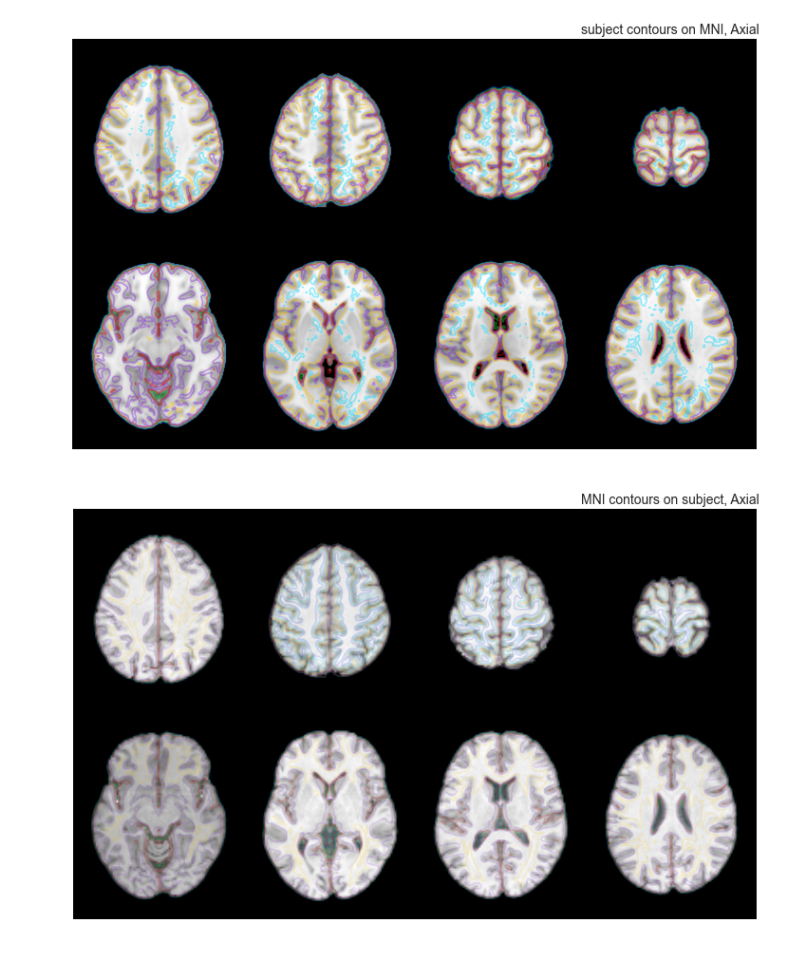
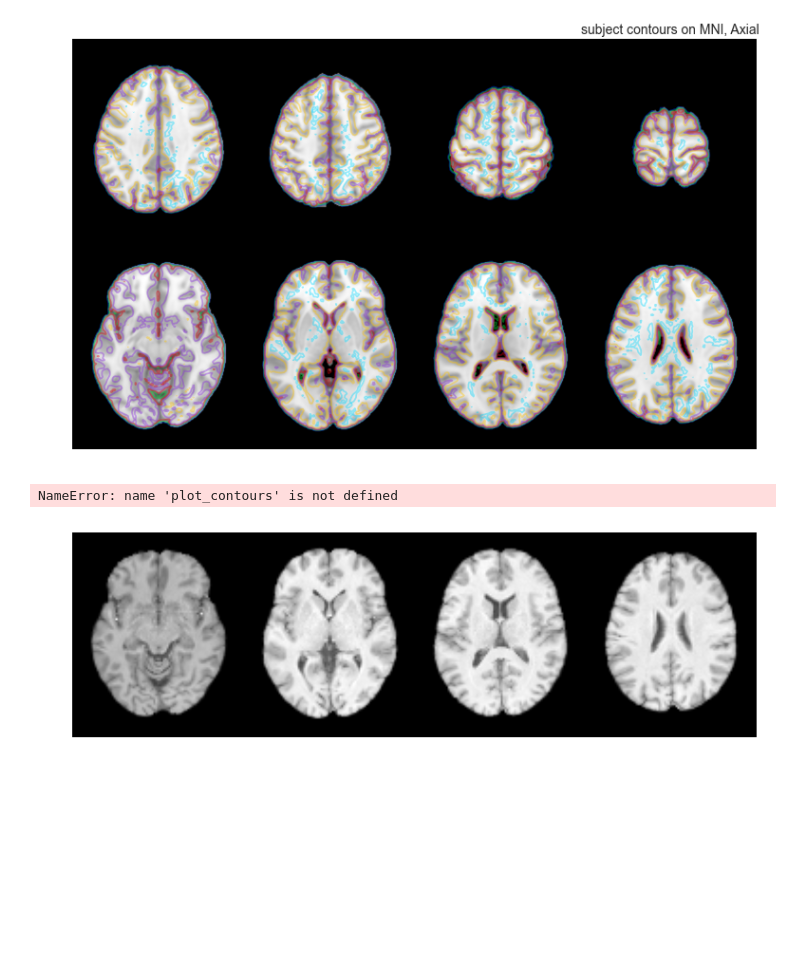
Before and after one commit to Crisly/fMRI, a Jupyter notebook: RestingState CheckReg.ipynb, the cells around one changed output. Cells and saved outputs as stored; diff of their text form; code cells hidden in the pictures; blank space fills up the shorter version.

```diff
--- a/RestingState CheckReg.ipynb
+++ b/RestingState CheckReg.ipynb
@@ -53,10 +53,12 @@ gca().set_title("subject contours on MNI, Axial", size=14);
 # %%
 f = figure(figsize=(10, 6))
 kwargs = dict(figure=f, draw_cross=False, annotate=False, slicer="z",black_bg=False)
 for cut_coords, ax_pos in zip(linspace(-10, 70, 8).reshape(2, 4), [(0, 0, 1, .5), (0, .5, 1, .5)]):
     slicer = viz.plot_anat(sef_data, sef_aff, cut_coords=cut_coords, axes=ax_pos, **kwargs)
-    slicer.contour_map(mni_data, mni_aff, colors=sns.color_palette("bright"),alpha=0.15)
+    plot_contours(mni_data, mni_aff,"Reds", 2)
+    #slicer.contour_map(mni_data, mni_aff, colors=sns.color_palette("bright"),alpha=0.15)
 gca().set_title("MNI contours on subject, Axial", size=14);
 f.savefig(op.join(subdir,'MNI_sub_slices.png'),facecolor='white')
 # %% [output]
+NameError: name 'plot_contours' is not defined
-[figure, old version]
+[figure, new version]
```
Also changed, not shown: parts of 4 cells of this notebook.
